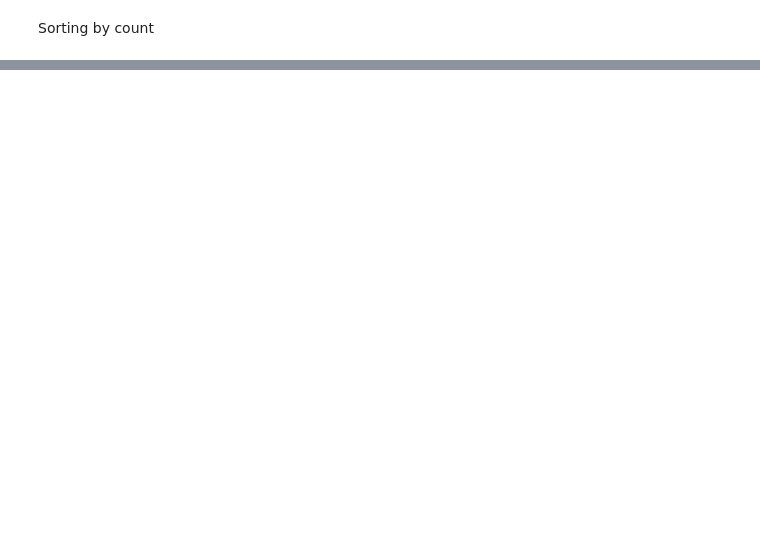
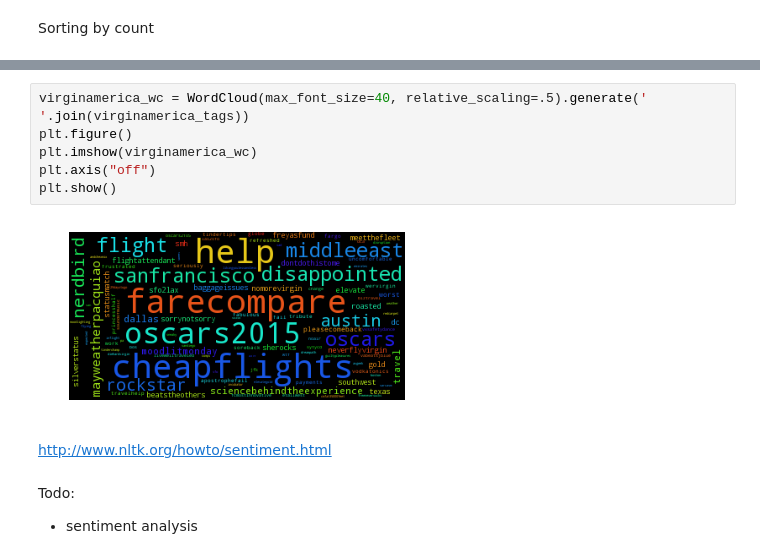
Before and after one commit to l1x/nlp, a Jupyter notebook: nlp.ipynb, the cells around one changed output, grey strips where cells are left out. Cells and saved outputs as stored; diff of their text form; blank space fills up the shorter version.

```diff
--- a/nlp.ipynb
+++ b/nlp.ipynb
@@ -374,0 +451,13 @@ Todo:
+# %%
+virginamerica_wc = WordCloud(max_font_size=40, relative_scaling=.5).generate(' '.join(virginamerica_tags))
+plt.figure()
+plt.imshow(virginamerica_wc)
+plt.axis("off")
+plt.show()
+# %% [output]
+[figure, added]
+# %% [markdown]
+http://www.nltk.org/howto/sentiment.html
+# %% [markdown]
+Todo:
+ - sentiment analysis
```
Also changed, not shown: parts of 19 cells of this notebook, 1 other file.
